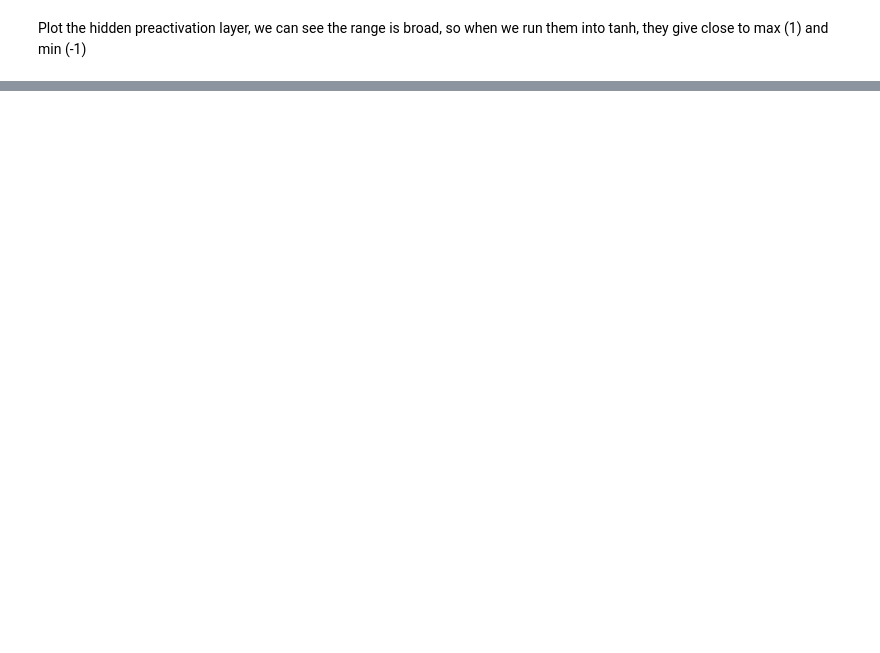
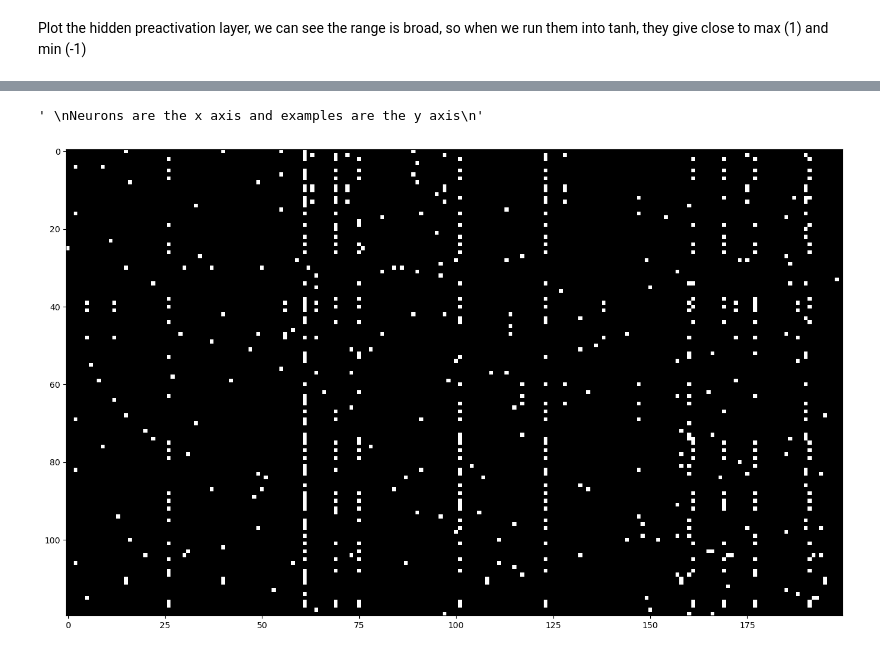
Before and after one commit to rbuke/karpathy-training, a Jupyter notebook: makemore-mlp/notebook.ipynb, the cells around one changed output, grey strips where cells are left out. Cells and saved outputs as stored; diff of their text form; code cells hidden in the pictures; blank space fills up the shorter version.

```diff
--- a/makemore-mlp/notebook.ipynb
+++ b/makemore-mlp/notebook.ipynb
@@ -782,0 +778,11 @@ plt.hist(hpreact.view(-1).tolist(), 50)
+# %%
+plt.figure(figsize=(20,10))
+plt.imshow(h.abs() > 0.99, cmap='grey', interpolation='nearest') # boolean tensor, white if true, black if false
+
+
+'''
+Neurons are the x axis and examples are the y axis
+'''
+# %% [output]
+' \nNeurons are the x axis and examples are the y axis\n'
+[figure, added]
```
Also changed, not shown: parts of 8 cells of this notebook.
